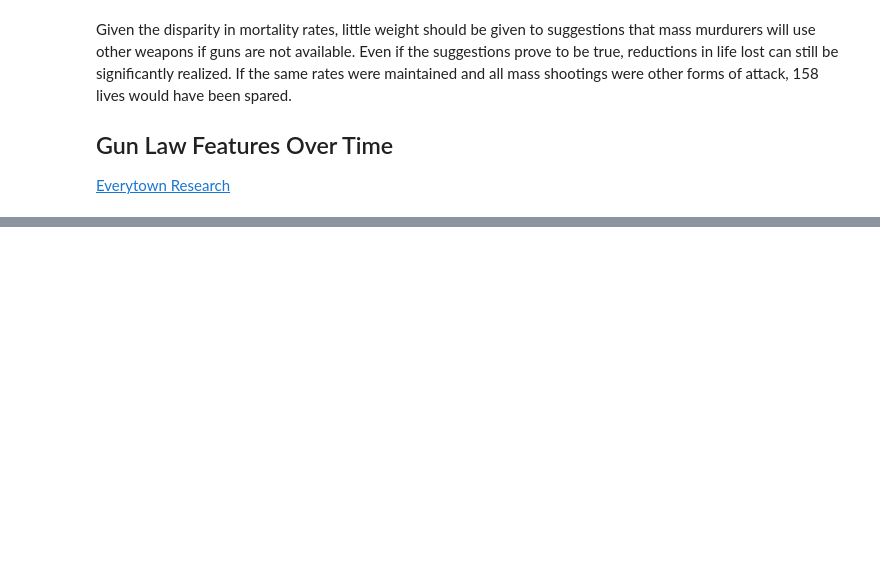
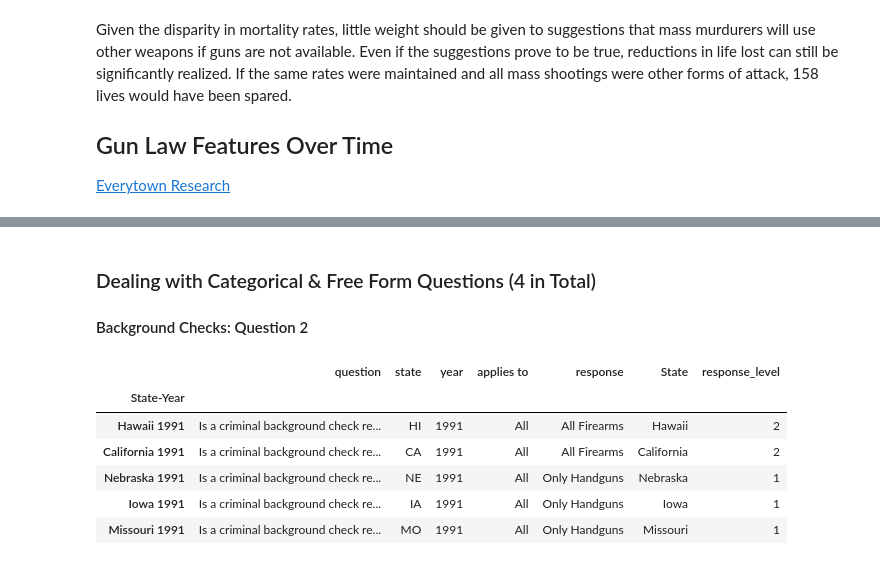
Before and after one commit to AlanHowlett/us_gun_laws, a Jupyter notebook: state_level_analysis.ipynb, the cells around one changed output, grey strips where cells are left out. Cells and saved outputs as stored; diff of their text form; code cells hidden in the pictures; blank space fills up the shorter version.

```diff
--- a/state_level_analysis.ipynb
+++ b/state_level_analysis.ipynb
@@ -1315,0 +1311,28 @@ q
+# %%
+import os
+
+question_index = {}
+
+questions_df = mass_kill_df
+
+init_q = pd.DataFrame.from_dict({'State': joined_df.State, 'Year': joined_df.Year})
+
+topics = ['background_checks', 'criminals', 'domestic_violence', 'drugs_and_alcohol', 'mental_illness']
+for topic in topics:
+    question_index[topic] = {}
+    Topic = topic.replace("_", " ").title()
+
+    tot_qs = len([name for name in os.listdir(f'everytown_questions/{topic}/')]) + 1
+    for q_num in range(1, tot_qs):
+        q, q_type, num_apps = inspect_csv(topic, q_num)
+        question_index[topic][f'q{q_num}'] = q.reset_index(drop=True).loc[0, 'question']
+
+        if q_type == 'Boolean':
+            print(f'{Topic} Question {q_num}: {q_type}')
+            print(f'"Applies To" Count: {num_apps}')
+            cl_q = type_bool(q, topic, q_num, num_apps, init_q)
+            print(f'Number of Rows: {cl_q.shape[0]}\n')
+            questions_df = questions_df.join(cl_q[cl_q.columns[2:]])
+
+        else:
+            print(f'{Topic} Question {q_num}: {q_type}\n')
@@ -1315,0 +1371,26 @@ q
+# %% [markdown]
+### Dealing with Categorical & Free Form Questions (4 in Total)
+#### Background Checks: Question 2
+# %%
+topic = topics[0]
+q_num = 2
+
+q, q_type, num_apps = inspect_csv(topic, q_num)
+q = q.set_index('State-Year').dropna()
+
+resps = {}
+i=2
+for key in list(q.response.unique()):
+    resps[key] = i
+    i-=1
+
+q['response_level'] = [resps[resp] for resp in q.response]
+q.head()
+# %% [output]
+|  | question | state | year | applies to | response | State | response_level |
+| State-Year |  |  |  |  |  |  |  |
+| Hawaii 1991 | Is a criminal background check re... | HI | 1991 | All | All Firearms | Hawaii | 2 |
+| California 1991 | Is a criminal background check re... | CA | 1991 | All | All Firearms | California | 2 |
+| Nebraska 1991 | Is a criminal background check re... | NE | 1991 | All | Only Handguns | Nebraska | 1 |
+| Iowa 1991 | Is a criminal background check re... | IA | 1991 | All | Only Handguns | Iowa | 1 |
+| Missouri 1991 | Is a criminal background check re... | MO | 1991 | All | Only Handguns | Missouri | 1 |
```
Also changed, not shown: parts of 23 cells of this notebook.
